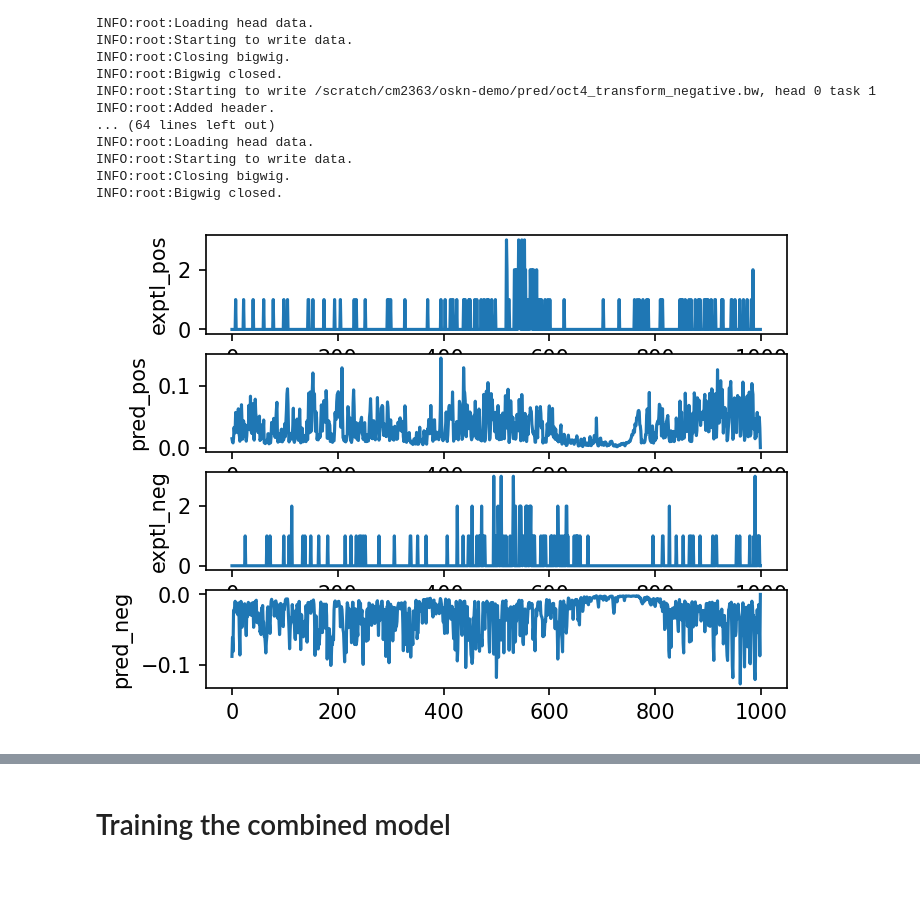
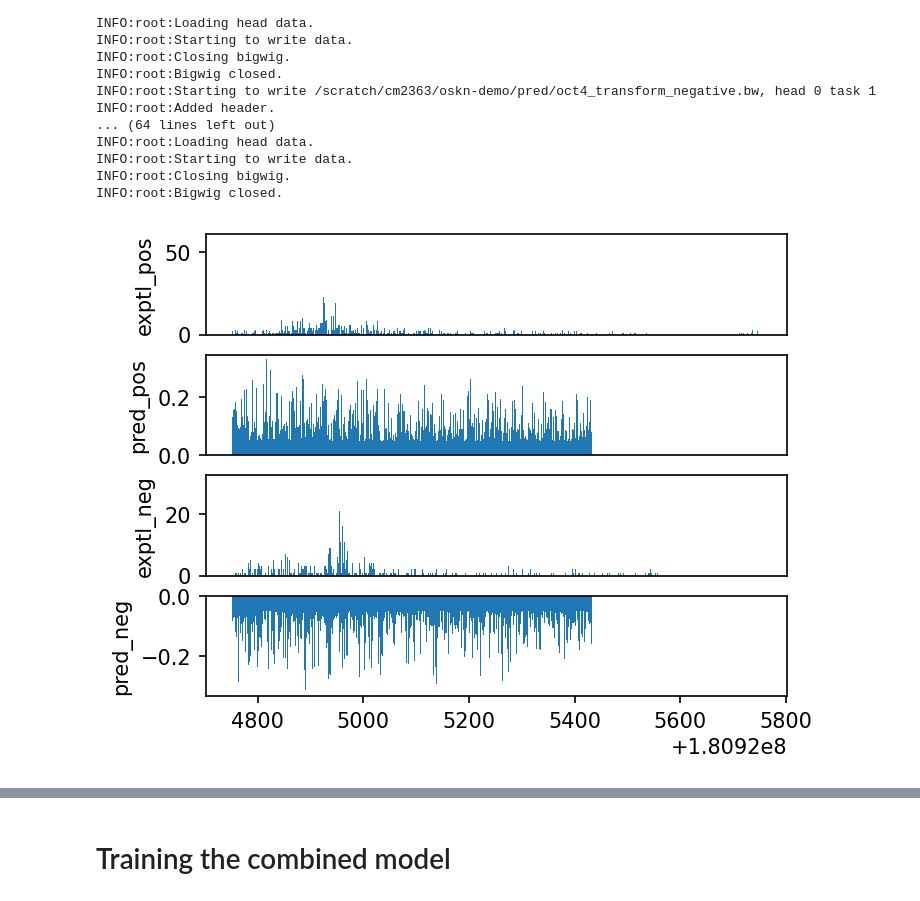
Before and after one commit to mmtrebuchet/bpreveal, a Jupyter notebook: doc/osknExample.ipynb, the cells around one changed output, grey strips where cells are left out. Drawn from its saved outputs; the diff is of its cells as text; code cells hidden in the pictures.

```diff
--- a/doc/osknExample.ipynb
+++ b/doc/osknExample.ipynb
@@ -152,11 +210,7 @@ INFO:root:Writing statistics.
 #TF binding has on patchcap doesn't show up in my bias model.
 #This is another script I wrote, it generates tiling regions across the whole genome and then removes regions that overlap your peak set,
 #and also only outputs regions that fall in a set percentile of counts.
-biasBigwigFnames = [[WORKING_DIRECTORY + "/data/" + tfName + "." + strand + ".bw" for strand in ["pos", "neg"]]
-                    for tfName in ["patchcap"] + TF_NAMES]
+
+biasBigwigFnames = [WORKING_DIRECTORY + "/data/patchcap" + "." + strand + ".bw" for strand in ["pos", "neg"]]
 print(biasBigwigFnames)
-allowChroms = TEST_CHROMS + TRAIN_CHROMS + VAL_CHROMS
-#The quantile bounds limit which regions can be output by the generator.
-quantileBounds = [[0.05, 0.95], #5th to 95th percentile of counts for patchap allowed.
-                  [0.1, 0.5], [0.1, 0.5], [0.1, 0.5], [0.1, 0.5]] #The TFs can be from the 10th to 50th percentile in counts.
 # %% [output]
@@ -386,8 +502,11 @@ def plotBws(bwNames, titles, chrom, start, stop):
         plt.subplot(100*len(bwNames)+10+(i+1))
         bw = pyBigWig.open(bwName)
         bwVals = np.nan_to_num(bw.values(chrom, start, stop))
-        plt.plot(bwVals)
+        #plt.xlim(0,stop-start)
+        plt.bar(range(start, stop), bwVals, width=1)
         plt.ylabel(titles[i])
+        if(i < len(bwNames)-1):
+            plt.xticks([])
 # %%
 plotBws([WORKING_DIRECTORY + "/data/patchcap.pos.bw",
          WORKING_DIRECTORY + "/pred/patchcap_positive.bw",
@@ -404,16 +523,13 @@ plotBws([WORKING_DIRECTORY + "/data/patchcap.pos.bw",
 # %%
 heads = []
 for tfName in TF_NAMES:
-    heads.append({"bigwig-files" : [WORKING_DIRECTORY + "/data/" + tfName + ".pos.bw",
-                                    WORKING_DIRECTORY + "/data/" + tfName + ".neg.bw"] ,
+    heads.append({"num-tasks" : 2,
                   "profile-loss-weight" : 1,
-                  "head-name" : "transform_" + tfName,
+                  "head-name" : "patchcap_" + tfName,
                   "counts-loss-weight" : 10})
-print(heads)
 
 transformationTrainConfig = {
     "settings" : {
-        "genome" : GENOME_FASTA,
         "output-prefix" : WORKING_DIRECTORY + "/models/transformation",
         "epochs" : 200,
         "early-stopping-patience" : 20,
@@ -423,6 +539,7 @@ transformationTrainConfig = {
         "solo-model-file" : WORKING_DIRECTORY + "/models/solo.model",
         "sequence-input-length" : INPUT_LENGTH,
         "output-length" : OUTPUT_LENGTH,
+        "max-jitter" : 100,
         "profile-architecture" : {
             "name" : "simple",
             "types" : ["linear", "sigmoid"]},
@@ -430,17 +547,10 @@ transformationTrainConfig = {
             "name" : "simple",
             "types" : ["linear", "sigmoid"]}},
 
-    "regions" : [
-        {"bed-file" : WORKING_DIRECTORY + "/bed/nonpeak_train.bed",
-         "split" : "train",
-         "absolute-sampling-weight" : 1,
-         "max-jitter" : 100},
-        {"bed-file" : WORKING_DIRECTORY + "/bed/nonpeak_val.bed",
-         "split" : "val",
-         "absolute-sampling-weight" : 1,
-         "max-jitter" : 100}],
+    "train-data" : WORKING_DIRECTORY+ "/input/peak_train.h5",
+    "val-data" : WORKING_DIRECTORY + "/input/peak_val.h5",
     "heads" : heads,
-    "verbosity" : "DEBUG"
+    "verbosity" : "INFO"
 }
 
 print(json.dumps(transformationTrainConfig, indent=2))
@@ -530,16 +658,17 @@ INFO:root:Starting to write data.
 INFO:root:Closing bigwig.
 INFO:root:Bigwig closed.
 # %%
-def plotTfBigwigs(tfName, exptName, startPos = 34066036, span=1000):
+def plotTfBigwigs(tfName, exptName, startPos = 34066036, span=1000, chrom="chr1"):
     plotBws([WORKING_DIRECTORY + "/data/" + tfName + ".pos.bw",
              WORKING_DIRECTORY + "/pred/" + tfName + "_" + exptName + "_positive.bw",
              WORKING_DIRECTORY + "/data/" + tfName + ".neg.bw",
              WORKING_DIRECTORY + "/pred/" + tfName + "_" + exptName + "_negative.bw"],
-            ["exptl_pos", "pred_pos", "exptl_neg", "pred_neg"], "chr1", startPos, startPos+span)
+            ["exptl_pos", "pred_pos", "exptl_neg", "pred_neg"], chrom, startPos, startPos+span)
 # %%
-plotTfBigwigs('oct4', 'transform')
+plotTfBigwigs('oct4', 'transform', startPos = 180924752)
+#plotTfBigwigs('oct4', 'combined', startPos = 180924752, span=400)
 # %% [output]
-[figure, old version]
+[figure, new version]
 # %%
 plotTfBigwigs('nanog', 'transform')
 # %% [output]
```
Also changed, not shown: parts of 71 cells of this notebook, 15 other files.
